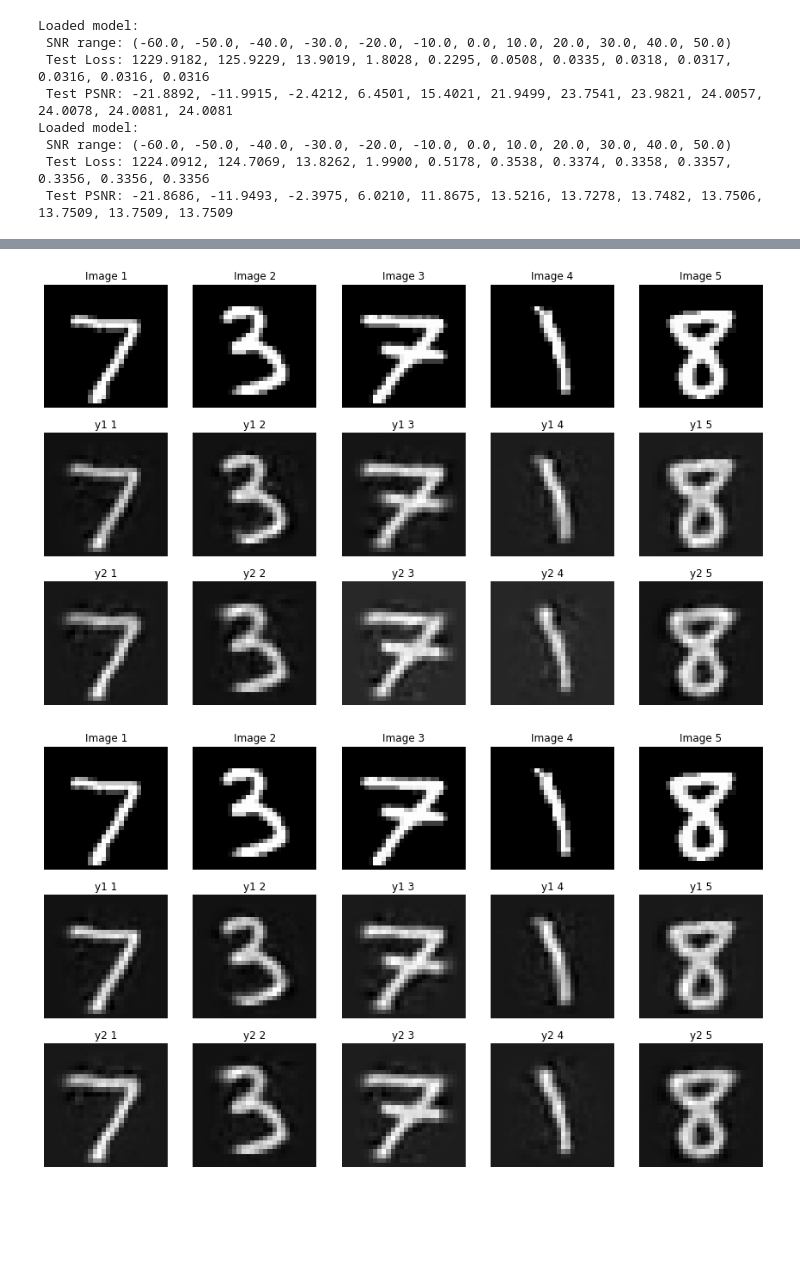
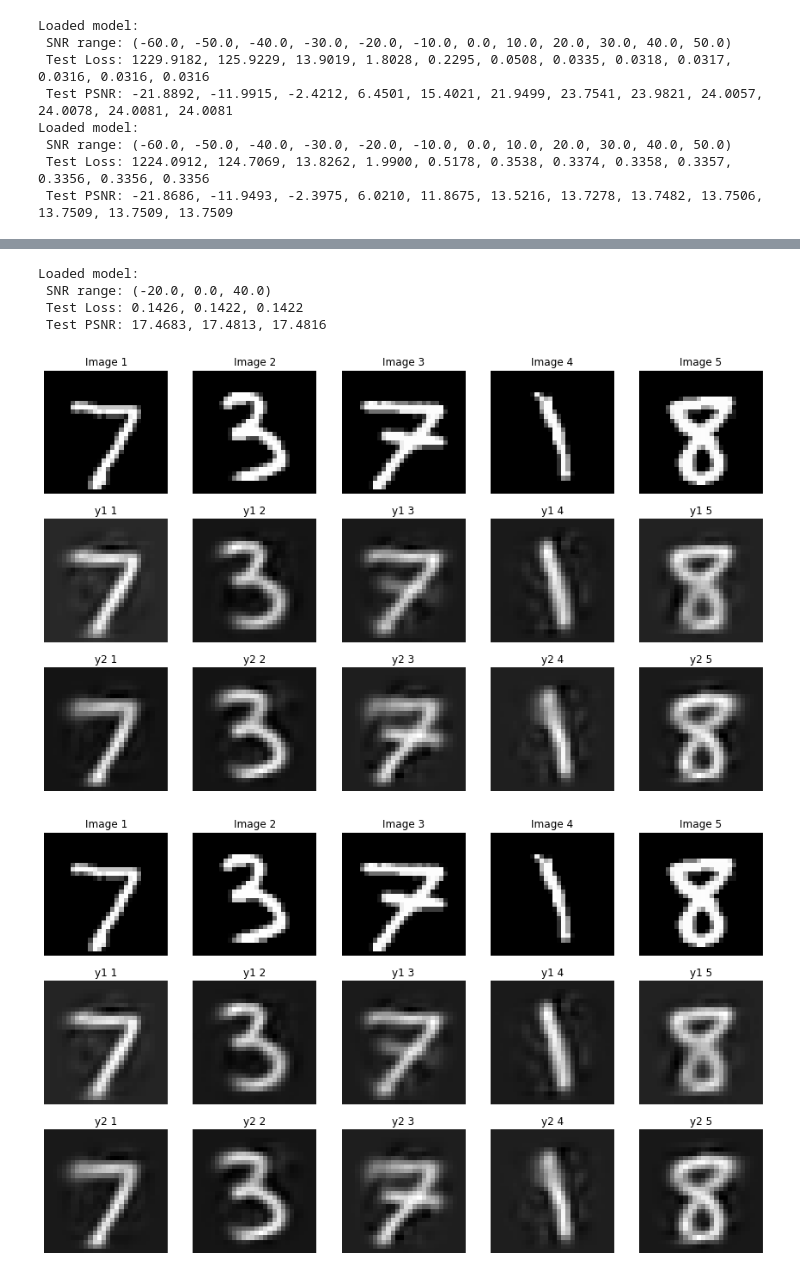
Before and after one commit to hebbarashwin/nnc, a Jupyter notebook: analysis.ipynb, the cells around one changed output, grey strips where cells are left out. Drawn from its saved outputs; the diff is of its cells as text; code cells hidden in the pictures; blank space fills up the shorter version.

```diff
--- a/analysis.ipynb
+++ b/analysis.ipynb
@@ -21,13 +21,14 @@ args = argparse.Namespace(epochs=50, batch_size=32, input_size=392, hidden_size=
                             dropout=False, test=False, scale_outputs=False,\
                                 dataset='mnist')
 
-if args.device == 'cpu':
-    device = torch.device("cpu")
-elif 'cuda' in args.device:
-    device = torch.device(args.device if torch.cuda.is_available() else "cpu")
-elif args.device == 'mps':
-    device = torch.device("mps" if torch.backends.mps.is_available() else "cpu")
+# if args.device == 'cpu':
+#     device = torch.device("cpu")
+# elif 'cuda' in args.device:
+#     device = torch.device(args.device if torch.cuda.is_available() else "cpu")
+# elif args.device == 'mps':
+#     device = torch.device("mps" if torch.backends.mps.is_available() else "cpu")
 
+device = torch.device("cuda:3")
 train_sigma = snr_db2sigma(args.train_snr)
 val_sigma = snr_db2sigma(args.val_snr)
 test_snr = np.arange(-60, 60, 10)
@@ -181,10 +274,21 @@ import numpy as np
 def to_numpy_image(img_tensor):
     return img_tensor.detach().cpu().numpy().reshape(height, -1)
 
+test_snr = [-20,0,40]
+eq_test_sigma = np.array([snr_db2sigma(snr) for snr in test_snr])
+
+
 model_path = 'models/nrun1_snr_40/model.pt'
 if os.path.isfile(model_path):
     model.load_state_dict(torch.load(model_path, map_location=device))
     model.eval()
+result = test(model, test_loader, eq_test_sigma, device)
+snr_range, test_losses, test_psnrs = zip(*result)
+test_losses_str = ', '.join([f"{loss:.4f}" for loss in test_losses])
+test_psnrs_str = ', '.join([f"{psnr:.4f}" for psnr in test_psnrs])
+print(f"Loaded model:\n SNR range: {snr_range}\n Test Loss: {test_losses_str}\n Test PSNR: {test_psnrs_str}")
+
+
 
 for snr in [-20, 0, 40]:
     # Sample 5 images from the dataloader
@@ -243,10 +481,21 @@ import numpy as np
 def to_numpy_image(img_tensor):
     return img_tensor.detach().cpu().numpy().reshape(height, -1)
 
-model_path = 'models/nrun1_snr_-20/model.pt'
+test_snr = [-20,0,40]
+eq_test_sigma = np.array([snr_db2sigma(snr) for snr in test_snr])
+
+
+model_path = 'models/nrun1_snr_-40/model.pt'
 if os.path.isfile(model_path):
     model.load_state_dict(torch.load(model_path, map_location=device))
     model.eval()
+result = test(model, test_loader, eq_test_sigma, device)
+snr_range, test_losses, test_psnrs = zip(*result)
+test_losses_str = ', '.join([f"{loss:.4f}" for loss in test_losses])
+test_psnrs_str = ', '.join([f"{psnr:.4f}" for psnr in test_psnrs])
+print(f"Loaded model:\n SNR range: {snr_range}\n Test Loss: {test_losses_str}\n Test PSNR: {test_psnrs_str}")
+
+
 
 for snr in [-20, 0, 40]:
     # Sample 5 images from the dataloader
@@ -267,32 +516,36 @@ for snr in [-20, 0, 40]:
         x1 = images[:, :, :mid_point, :].reshape(images.size(0), -1).to(device)
         x2 = images[:, :, mid_point:, :].reshape(images.size(0), -1).to(device)
 
         # if not quantize:
         y1, y2, y_list = model(x1, x2, noise_std_dev=sigma)
         # else:
         #     y1, y2, y_list = model.run_quantized(num_bits, x1, x2, noise_std_dev=sigma)
 
         sample_images.append(to_numpy_image(images[0]))
         sample_y1s.append(to_numpy_image(y1[0]))
         sample_y2s.append(to_numpy_image(y2[0]))
 
     # Visualize the images, y1, and y2 on a 3x5 grid
     fig, axes = plt.subplots(3, 5, figsize=(15, 9))
 
     for i in range(5):
         axes[0, i].imshow(sample_images[i], cmap='gray')
         axes[0, i].axis('off')
         axes[0, i].set_title(f'Image {i+1}')
 
         axes[1, i].imshow(sample_y1s[i], cmap='gray')
         axes[1, i].axis('off')
         axes[1, i].set_title(f'y1 {i+1}')
 
         axes[2, i].imshow(sample_y2s[i], cmap='gray')
         axes[2, i].axis('off')
         axes[2, i].set_title(f'y2 {i+1}')
 
     plt.show()
 # %% [output]
+Loaded model:
+ SNR range: (-20.0, 0.0, 40.0)
+ Test Loss: 0.1426, 0.1422, 0.1422
+ Test PSNR: 17.4683, 17.4813, 17.4816
-[figure, old version]
+[figure, new version]
-[figure, old version]
+[figure, new version]
```
Also changed, not shown: parts of 29 cells of this notebook, 2 other files.
